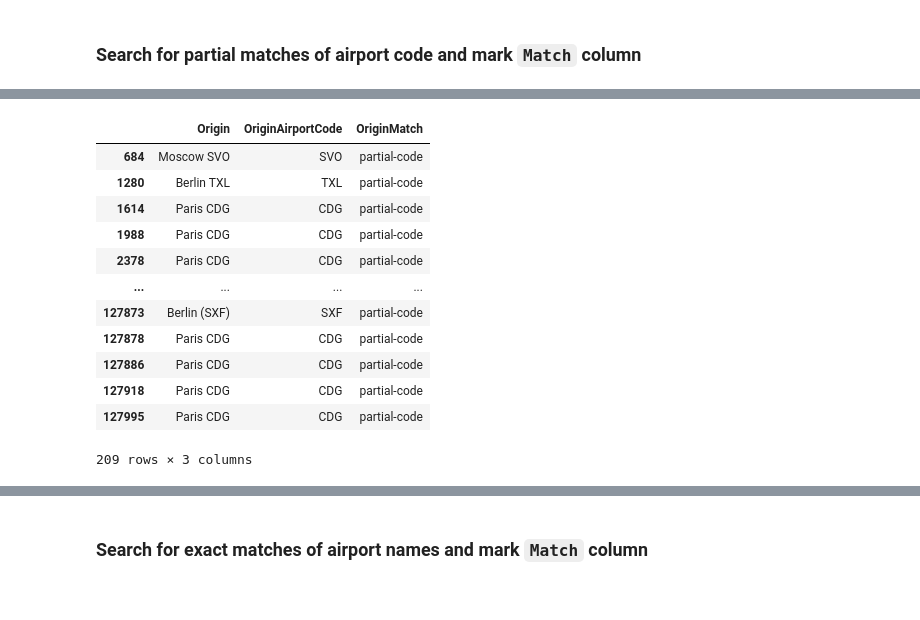
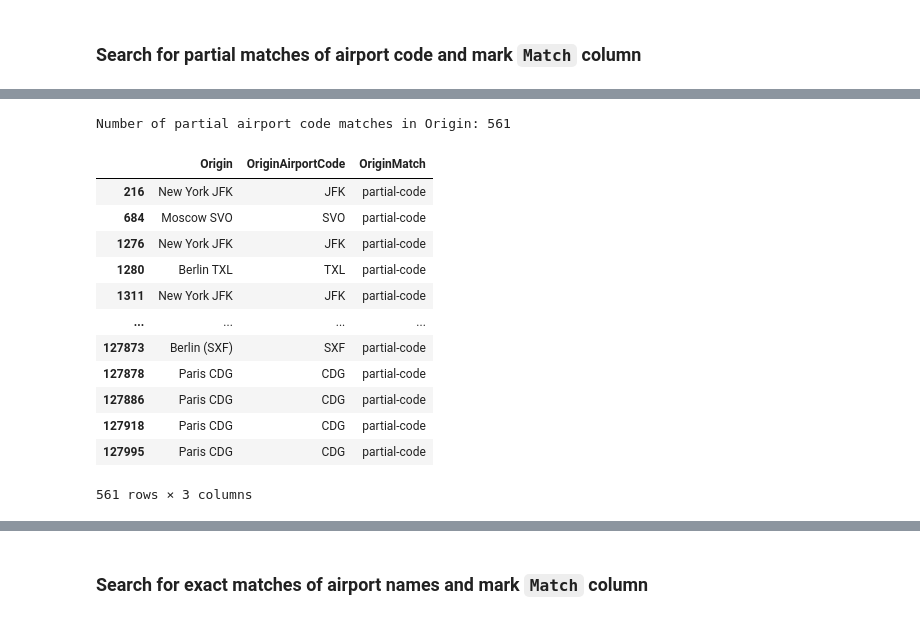
Before and after one commit to paulabondoc/airline-ratings-data-project, a Jupyter notebook: Script1 - Data_cleaning.ipynb, the cells around one changed output, grey strips where cells are left out. Drawn from its saved outputs; the diff is of its cells as text; code cells hidden in the pictures.

```diff
--- a/Script1 - Data_cleaning.ipynb
+++ b/Script1 - Data_cleaning.ipynb
@@ -1332,25 +1325,38 @@ Name: Origin, Length: 209, dtype: object
-# %%
-# This makes a list of all codes that partially matched with Origin entries
-airport_code_list_list = df_with_origin_airport.loc[airport_code_partial_index, 'Origin'].str.findall(all_codes_regex).drop_duplicates().to_list()
-airport_code_list = [code[0] for code in airport_code_list_list if len(code) == 1]
-# %%
-for code in airport_code_list:
-    matching_index = df_with_origin_airport.loc[airport_code_partial_index, 'Origin'][df_with_origin_airport.loc[airport_code_partial_index, 'Origin'].str.contains(code)].index
-    df_with_origin_airport.loc[matching_index, 'OriginAirportCode'] = code
-    df_with_origin_airport.loc[matching_index, 'OriginMatch'] = 'partial-code'
-# %%
-df_with_origin_airport.loc[airport_code_partial_index, ['Origin', 'OriginAirportCode', 'OriginMatch']]
-# %% [output]
-|  | Origin | OriginAirportCode | OriginMatch |
-| 684 | Moscow SVO | SVO | partial-code |
-| 1280 | Berlin TXL | TXL | partial-code |
-| 1614 | Paris CDG | CDG | partial-code |
-| 1988 | Paris CDG | CDG | partial-code |
-| 2378 | Paris CDG | CDG | partial-code |
-| ... | ... | ... | ... |
-| 127873 | Berlin (SXF) | SXF | partial-code |
-| 127878 | Paris CDG | CDG | partial-code |
-| 127886 | Paris CDG | CDG | partial-code |
-| 127918 | Paris CDG | CDG | partial-code |
-| 127995 | Paris CDG | CDG | partial-code |
-209 rows × 3 columns
+# %%
+def find_partial_code_match(data, column, all_codes_regex, show_changes='True'):
+    # Index of entries that have a partial match with an airport code
+    airport_code_partial_index = df_with_origin_airport[
+        ((df_with_origin_airport[column].str.match(all_codes_regex))
+        | (df_with_origin_airport[column].str.contains(all_codes_regex)))
+        & (df_with_origin_airport[column].str.fullmatch(all_codes_regex) == False)
+        ].index
+    print("Number of partial airport code matches in " + column + ":", len(airport_code_partial_index))
+
+    # This makes a list of all codes that partially matched with column entries
+    airport_code_list_list = data.loc[airport_code_partial_index, column].str.findall(all_codes_regex).drop_duplicates().to_list()
+    airport_code_list = [code[0] for code in airport_code_list_list if len(code) == 1]
+
+    for code in airport_code_list:
+        matching_index = data.loc[airport_code_partial_index, column][data.loc[airport_code_partial_index, column].str.contains(code)].index
+        data.loc[matching_index, column + 'AirportCode'] = code
+        data.loc[matching_index, column + 'Match'] = 'partial-code'
+
+    if show_changes:
+        display(data.loc[airport_code_partial_index, [column, column + 'AirportCode', column + 'Match']])
+# %%
+find_partial_code_match(df_with_origin_airport, 'Origin', all_codes_regex)
+# %% [output]
+Number of partial airport code matches in Origin: 561
+|  | Origin | OriginAirportCode | OriginMatch |
+| 216 | New York JFK | JFK | partial-code |
+| 684 | Moscow SVO | SVO | partial-code |
+| 1276 | New York JFK | JFK | partial-code |
+| 1280 | Berlin TXL | TXL | partial-code |
+| 1311 | New York JFK | JFK | partial-code |
+| ... | ... | ... | ... |
+| 127873 | Berlin (SXF) | SXF | partial-code |
+| 127878 | Paris CDG | CDG | partial-code |
+| 127886 | Paris CDG | CDG | partial-code |
+| 127918 | Paris CDG | CDG | partial-code |
+| 127995 | Paris CDG | CDG | partial-code |
+561 rows × 3 columns
```
Also changed, not shown: parts of 13 cells of this notebook.
